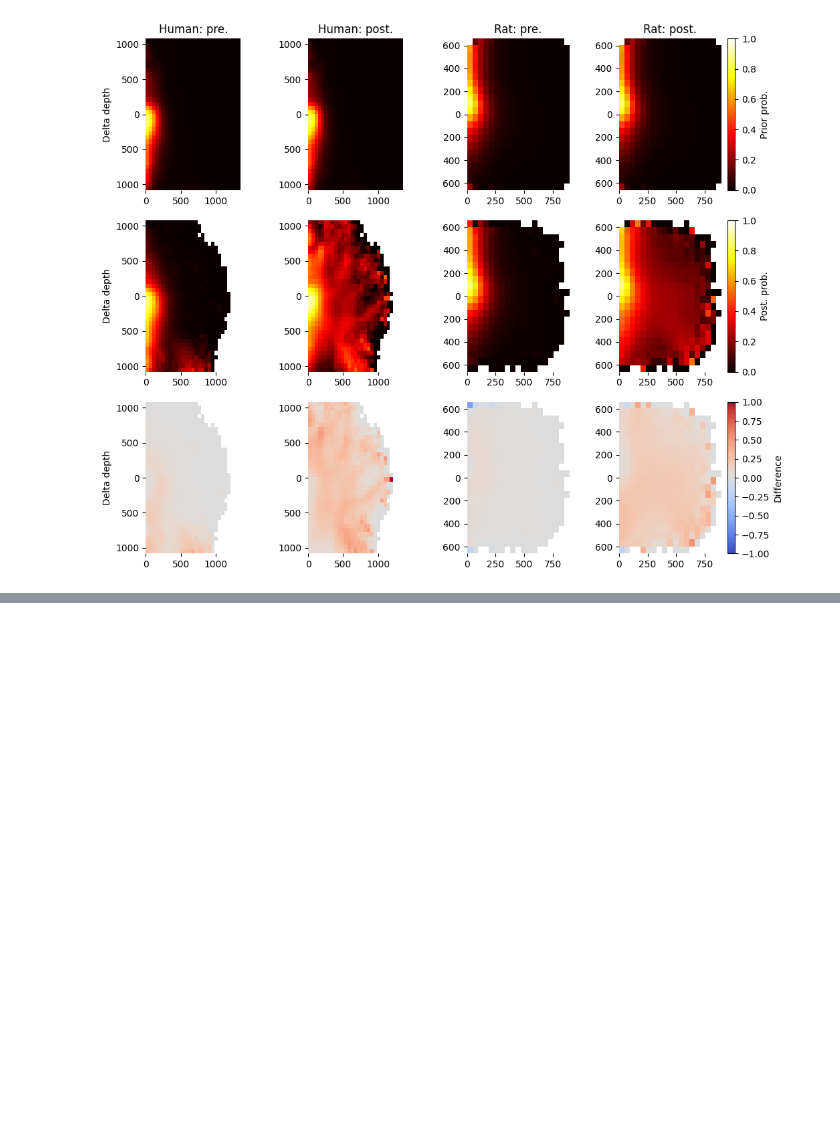
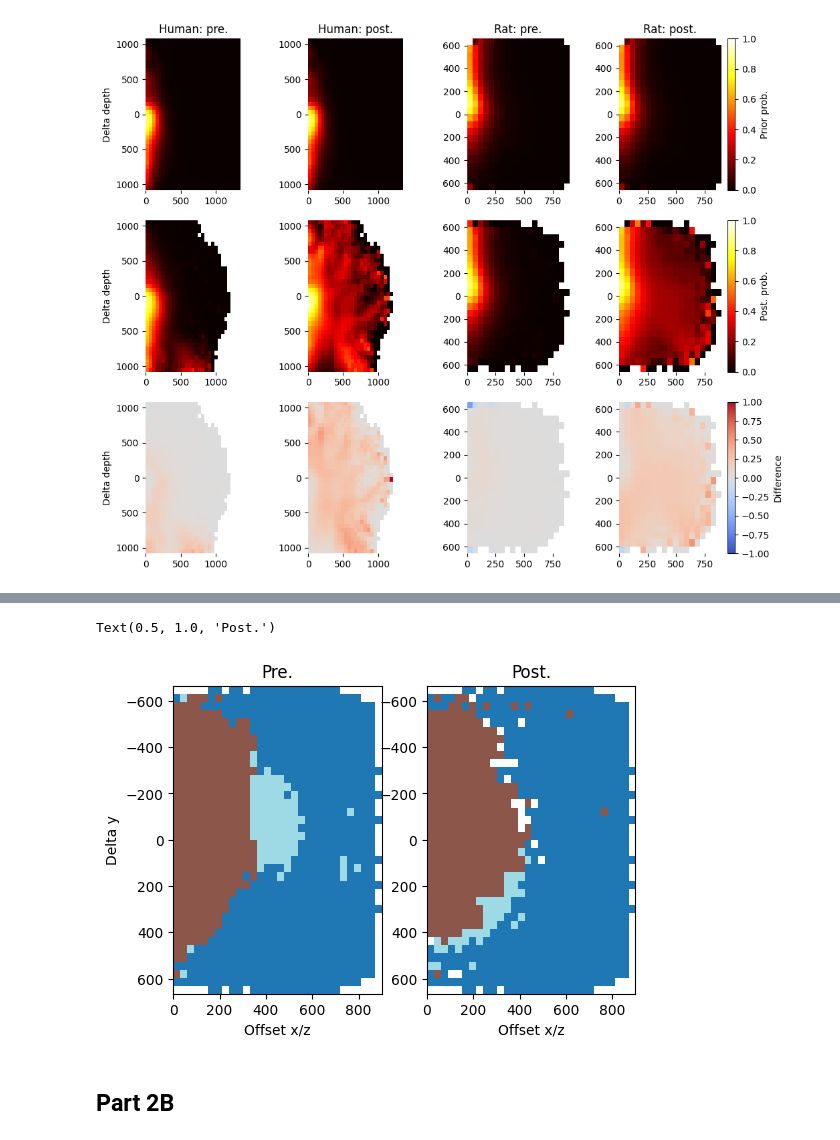
Before and after one commit to MWolfR/individual_morphology_effect, a Jupyter notebook: Plot connectivity higher order sources.ipynb, the cells around one changed output, grey strips where cells are left out. Drawn from its saved outputs; the diff is of its cells as text; code cells hidden in the pictures; blank space fills up the shorter version.

```diff
--- a/Plot connectivity higher order sources.ipynb
+++ b/Plot connectivity higher order sources.ipynb
@@ -193,0 +267,31 @@ for i in range(len(dfs)):
+# %%
+from sknetwork.clustering import Louvain, get_modularity
+sz_thresh = 20
+res_pre = 0.996969696969697
+res_post = 1.0
+
+def cluster_and_show(ax, data, res):
+    L = Louvain(res).fit_predict(data).astype(float)
+    Lcounts = pandas.Series(L).value_counts()
+    toosmall = Lcounts.index[Lcounts.values < sz_thresh]
+    L[numpy.isin(L, toosmall)] = numpy.NaN
+    img = pandas.Series(L, index=CC_pre.index).unstack("xz")
+    ax.imshow(img, cmap="tab20", extent=make_extent(img), interpolation="nearest")
+
+fig = plt.figure(figsize=(6, 4))
+
+ax = fig.add_subplot(1, 2, 1)
+cluster_and_show(ax, CC_pre.fillna(0).values - CC_pre.min().min(), res_pre)
+ax.set_xlabel("Offset x/z")
+ax.set_ylabel("Delta y")
+ax.set_title("Pre.")
+
+ax = fig.add_subplot(1, 2, 2)
+cluster_and_show(ax, CC_post.fillna(0).values - CC_post.min().min(), res_post)
+ax.set_xlabel("Offset x/z")
+ax.set_title("Post.")
+# %% [output]
+Text(0.5, 1.0, 'Post.')
+[figure, added]
+# %% [markdown]
+## Part 2B
```
Also changed, not shown: parts of 12 cells of this notebook, 1 other file.
